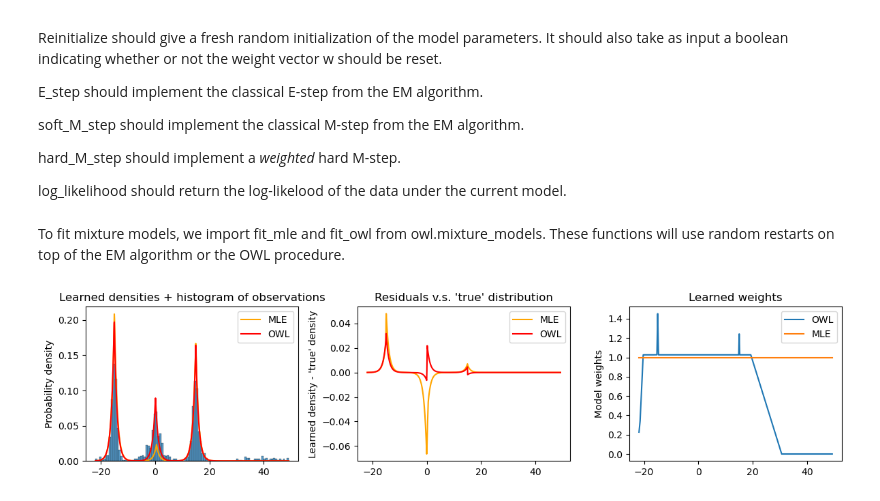
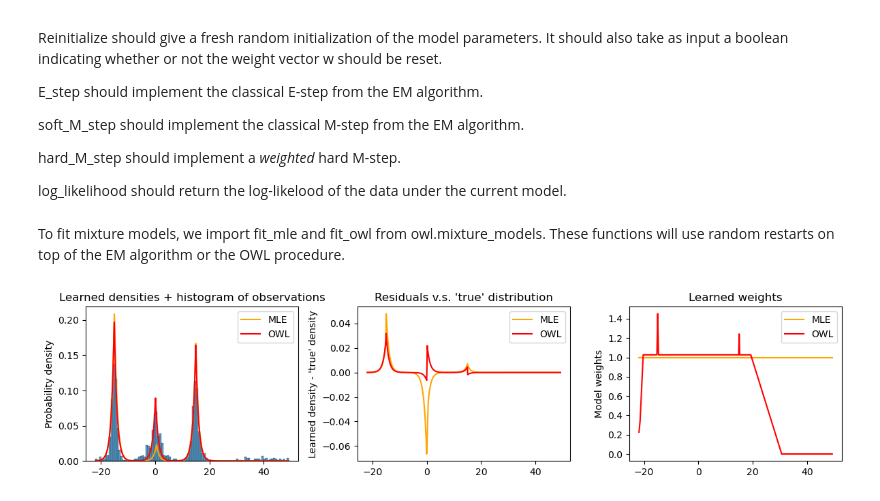
Before and after one commit to cjtosh/owl, a Jupyter notebook: examples/Simple OWL models.ipynb, the cells around one changed output. Saved outputs shown, nothing was run; the diff lists cells and outputs as text; code cells hidden in the pictures.

```diff
--- a/examples/Simple OWL models.ipynb
+++ b/examples/Simple OWL models.ipynb
@@ -354,10 +356,10 @@ for i, k in enumerate(z):
 idx = np.random.choice(n, size=int(n*epsilon), replace=False)
 for i in idx:
     x[i] = np.random.uniform(low=30.0, high=50.0)
-# %% [markdown]
-To fit mixture models, we import fit_mle and fit_owl from owl.mixture_models. These functions will use random restarts on top of the EM algorithm or the OWL procedure.
+# %% [markdown]
+To fit mixture models, we import fit_mle and fit_owl from owl.mixture_models. These functions will use random restarts on top of the EM algorithm or the OWL procedure.
 # %%
-from owl.mixture_models import fit_mle, fit_owl
+from owl.mixture_models import fit_mle, fit_owl, fit_kernelized_owl
 
 mle = LaplaceMM(X=x, K=K, hard=True)
 mle = fit_mle(mle)
@@ -365,6 +367,7 @@ mle = fit_mle(mle)
 owl = LaplaceMM(X=x, K=K, hard=True)
 l1ball = L1Ball(n=n, r=(1.5*epsilon))
 owl = fit_owl(model=owl, ball=l1ball, repeats=10, admmsteps=2000, verbose=True)
+
 
 true_model = LaplaceMM(X=x, K=K)
 true_model.mu = mu
@@ -374,35 +377,33 @@ true_model.b = b
 locs = np.linspace(np.min(x), np.max(x), 1000)
 true_y = true_model.probability(locs)
 mle_y = mle.probability(locs)
 owl_y = owl.probability(locs)
-
 
 fig, axs = plt.subplots(nrows=1, ncols=3, figsize=(12,3))
 
 axs[0].plot(locs, mle_y, c='orange', label="MLE")
 axs[0].plot(locs, owl_y, c='red', label="OWL")
 sns.histplot(x, stat='density', bins=100, ax=axs[0])
 axs[0].legend()
 axs[0].set_ylabel("Probability density")
 axs[0].set_title('Learned densities + histogram of observations')
 
 
 ## Plot residuals
 axs[1].plot(locs, (mle_y -  true_y), c='orange', label="MLE")
 axs[1].plot(locs, (owl_y -  true_y), c='red', label="OWL")
 axs[1].set_ylabel("Learned density - 'true' density")
 axs[1].legend()
 axs[1].set_title("Residuals v.s. 'true' distribution")
 
 
-
 ## Plot weights
-axs[2].plot(owl.X, owl.w, label="OWL")
-axs[2].plot(mle.X, mle.w, label="MLE")
+axs[2].plot(mle.X, mle.w, label="MLE", c='orange')
+axs[2].plot(owl.X, owl.w, label="OWL", c='red')
 axs[2].set_ylabel("Model weights")
 axs[2].legend()
 axs[2].set_title("Learned weights")
 plt.tight_layout()
 plt.show()
 # %% [output]
-[figure, old version]
+[figure, new version]
```
Also changed, not shown: parts of 1 cell of this notebook, 1 other file.
